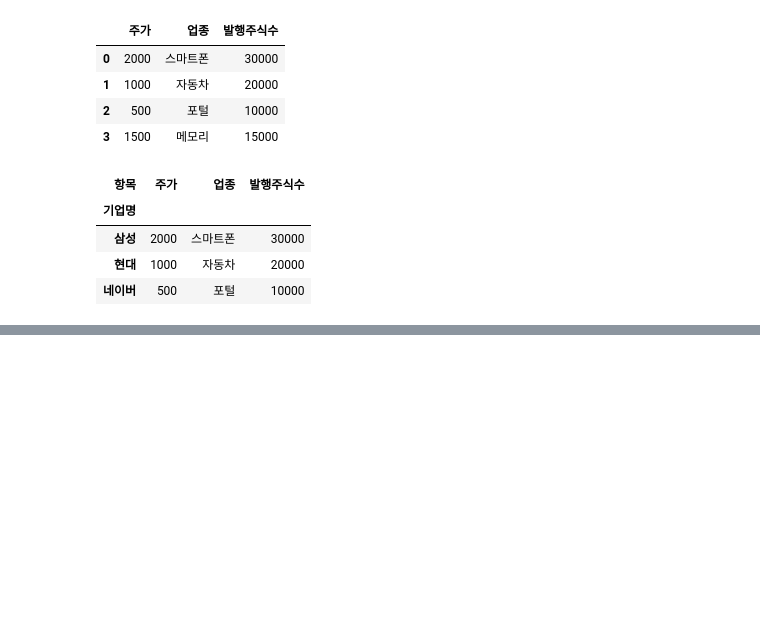
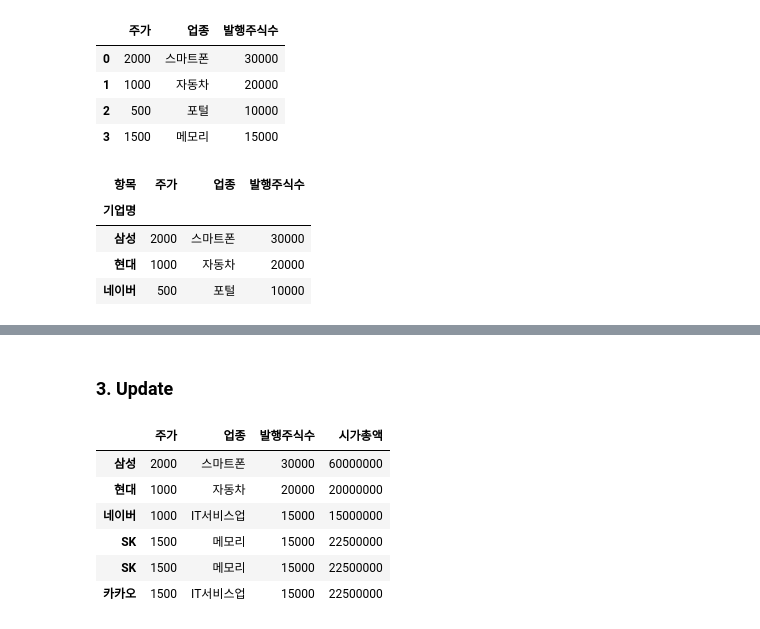
Before and after one commit to CraftyDragon678/study-bigdata, a Jupyter notebook: 20_Pandas/03_DataFrame.ipynb, the cells around one changed output, grey strips where cells are left out. Drawn from its saved outputs; the diff is of its cells as text; code cells hidden in the pictures; blank space fills up the shorter version.

```diff
--- a/20_Pandas/03_DataFrame.ipynb
+++ b/20_Pandas/03_DataFrame.ipynb
@@ -480,0 +540,13 @@ df
+# %% [markdown]
+### 3. Update
+# %%
+df.loc['네이버'] = [1000, 'IT서비스업', 15000, 1000 * 15000]
+df
+# %% [output]
+|  | 주가 | 업종 | 발행주식수 | 시가총액 |
+| 삼성 | 2000 | 스마트폰 | 30000 | 60000000 |
+| 현대 | 1000 | 자동차 | 20000 | 20000000 |
+| 네이버 | 1000 | IT서비스업 | 15000 | 15000000 |
+| SK | 1500 | 메모리 | 15000 | 22500000 |
+| SK | 1500 | 메모리 | 15000 | 22500000 |
+| 카카오 | 1500 | IT서비스업 | 15000 | 22500000 |
```
Also changed, not shown: parts of 29 cells of this notebook.
